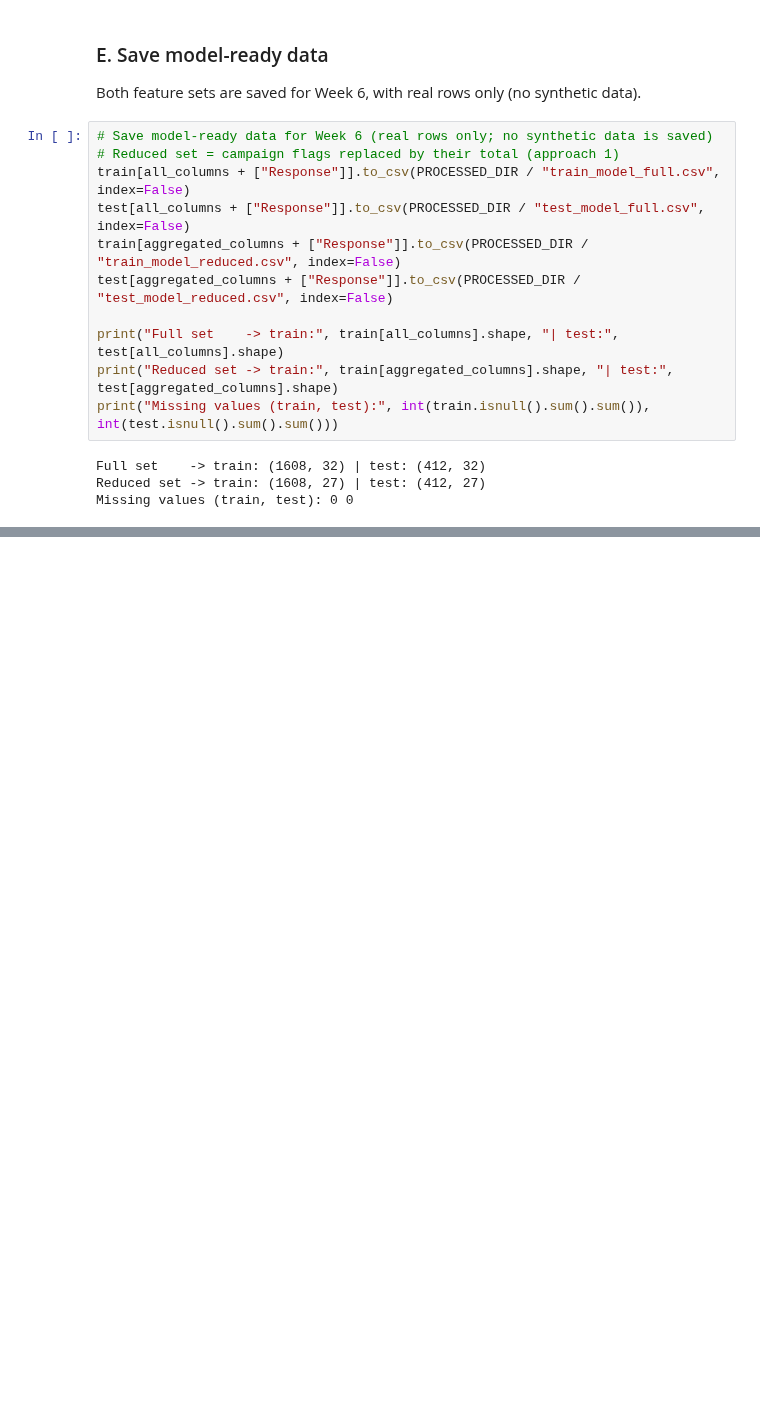
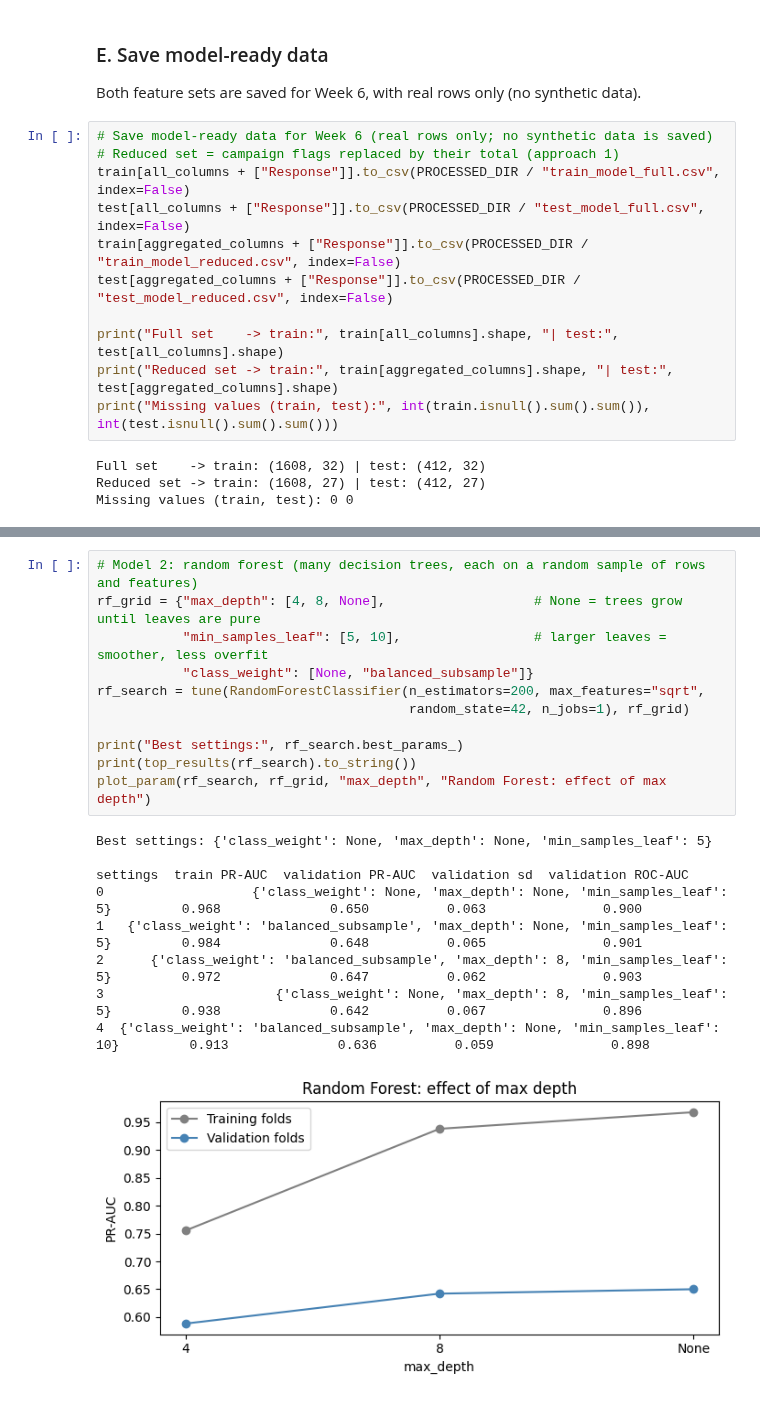
Before and after one commit to nathanyangm/targeted-marketing-model, a Jupyter notebook: notebooks/week5.ipynb, the cells around one changed output, grey strips where cells are left out. Cells and saved outputs as stored; diff of their text form; blank space fills up the shorter version.

```diff
--- a/notebooks/week5.ipynb
+++ b/notebooks/week5.ipynb
@@ -668,0 +790,20 @@ Missing values (train, test): 0 0
+# %%
+# Model 2: random forest (many decision trees, each on a random sample of rows and features)
+rf_grid = {"max_depth": [4, 8, None],                   # None = trees grow until leaves are pure
+           "min_samples_leaf": [5, 10],                 # larger leaves = smoother, less overfit
+           "class_weight": [None, "balanced_subsample"]}
+rf_search = tune(RandomForestClassifier(n_estimators=200, max_features="sqrt",
+                                        random_state=42, n_jobs=1), rf_grid)
+
+print("Best settings:", rf_search.best_params_)
+print(top_results(rf_search).to_string())
+plot_param(rf_search, rf_grid, "max_depth", "Random Forest: effect of max depth")
+# %% [output]
+Best settings: {'class_weight': None, 'max_depth': None, 'min_samples_leaf': 5}
+                                                                            settings  train PR-AUC  validation PR-AUC  validation sd  validation ROC-AUC
+0                   {'class_weight': None, 'max_depth': None, 'min_samples_leaf': 5}         0.968              0.650          0.063               0.900
+1   {'class_weight': 'balanced_subsample', 'max_depth': None, 'min_samples_leaf': 5}         0.984              0.648          0.065               0.901
+2      {'class_weight': 'balanced_subsample', 'max_depth': 8, 'min_samples_leaf': 5}         0.972              0.647          0.062               0.903
+3                      {'class_weight': None, 'max_depth': 8, 'min_samples_leaf': 5}         0.938              0.642          0.067               0.896
+4  {'class_weight': 'balanced_subsample', 'max_depth': None, 'min_samples_leaf': 10}         0.913              0.636          0.059               0.898
+[figure, added]
```
Also changed, not shown: parts of 22 cells of this notebook, 1 other file.
